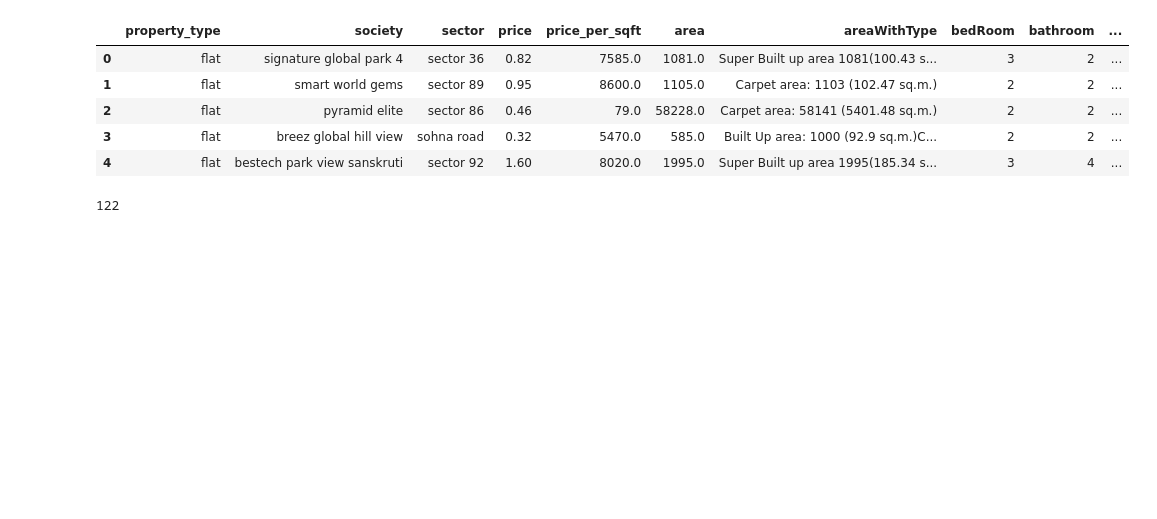
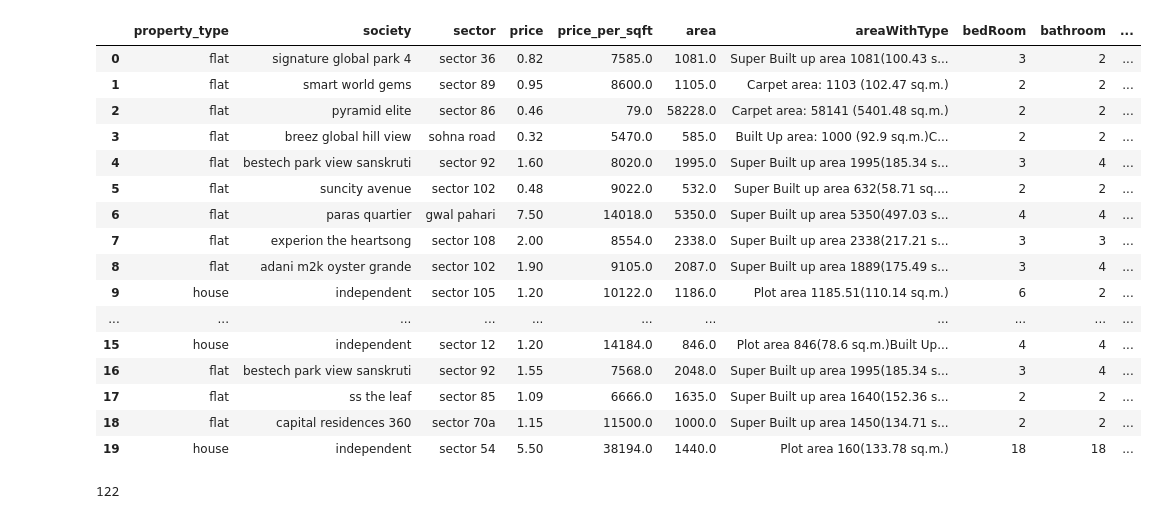
Before and after one commit to vinayak910/GurgaonPriceGuru, a Jupyter notebook: feature_engineering.ipynb, the cells around one changed output. Cells and saved outputs as stored; diff of their text form; code cells hidden in the pictures; blank space fills up the shorter version.

```diff
--- a/feature_engineering.ipynb
+++ b/feature_engineering.ipynb
@@ -3,14 +3,25 @@ import numpy as np
 import pandas as pd
 # %%
 df = pd.read_csv('gurgaon_properties_cleaned_v1.csv')
-df.head()
+df.head(20)
 # %% [output]
 |  | property_type | society | sector | price | price_per_sqft | area | areaWithType | bedRoom | bathroom | ... |
 | 0 | flat | signature global park 4 | sector 36 | 0.82 | 7585.0 | 1081.0 | Super Built up area 1081(100.43 s... | 3 | 2 | ... |
 | 1 | flat | smart world gems | sector 89 | 0.95 | 8600.0 | 1105.0 | Carpet area: 1103 (102.47 sq.m.) | 2 | 2 | ... |
 | 2 | flat | pyramid elite | sector 86 | 0.46 | 79.0 | 58228.0 | Carpet area: 58141 (5401.48 sq.m.) | 2 | 2 | ... |
 | 3 | flat | breez global hill view | sohna road | 0.32 | 5470.0 | 585.0 | Built Up area: 1000 (92.9 sq.m.)C... | 2 | 2 | ... |
 | 4 | flat | bestech park view sanskruti | sector 92 | 1.60 | 8020.0 | 1995.0 | Super Built up area 1995(185.34 s... | 3 | 4 | ... |
+| 5 | flat | suncity avenue | sector 102 | 0.48 | 9022.0 | 532.0 | Super Built up area 632(58.71 sq.... | 2 | 2 | ... |
+| 6 | flat | paras quartier | gwal pahari | 7.50 | 14018.0 | 5350.0 | Super Built up area 5350(497.03 s... | 4 | 4 | ... |
+| 7 | flat | experion the heartsong | sector 108 | 2.00 | 8554.0 | 2338.0 | Super Built up area 2338(217.21 s... | 3 | 3 | ... |
+| 8 | flat | adani m2k oyster grande | sector 102 | 1.90 | 9105.0 | 2087.0 | Super Built up area 1889(175.49 s... | 3 | 4 | ... |
+| 9 | house | independent | sector 105 | 1.20 | 10122.0 | 1186.0 | Plot area 1185.51(110.14 sq.m.) | 6 | 2 | ... |
+| ... | ... | ... | ... | ... | ... | ... | ... | ... | ... | ... |
+| 15 | house | independent | sector 12 | 1.20 | 14184.0 | 846.0 | Plot area 846(78.6 sq.m.)Built Up... | 4 | 4 | ... |
+| 16 | flat | bestech park view sanskruti | sector 92 | 1.55 | 7568.0 | 2048.0 | Super Built up area 1995(185.34 s... | 3 | 4 | ... |
+| 17 | flat | ss the leaf | sector 85 | 1.09 | 6666.0 | 1635.0 | Super Built up area 1640(152.36 s... | 2 | 2 | ... |
+| 18 | flat | capital residences 360 | sector 70a | 1.15 | 11500.0 | 1000.0 | Super Built up area 1450(134.71 s... | 2 | 2 | ... |
+| 19 | house | independent | sector 54 | 5.50 | 38194.0 | 1440.0 | Plot area 160(133.78 sq.m.) | 18 | 18 | ... |
 # %%
 df.duplicated().sum()
 # %% [output]
```
Also changed, not shown: parts of 10 cells of this notebook, 25 other files.
